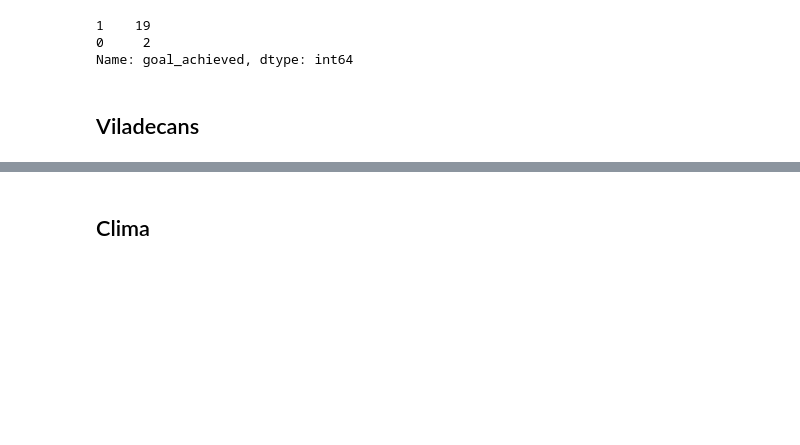
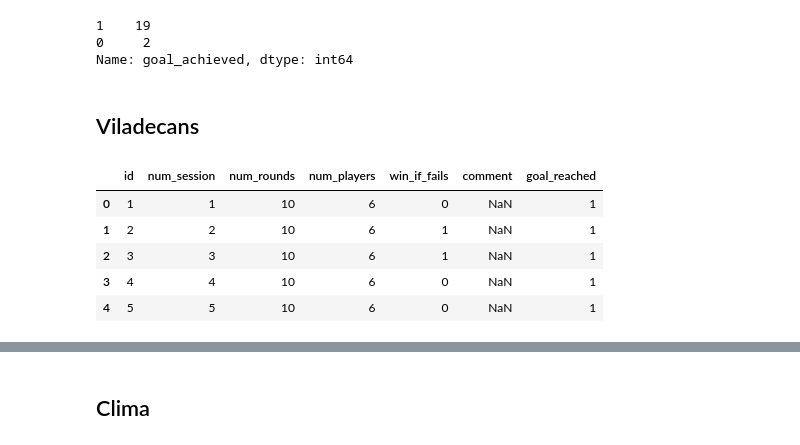
Before and after one commit to menektoni/TfG, a Jupyter notebook: Data_Analysis.ipynb, the cells around one changed output, grey strips where cells are left out. Saved outputs shown, nothing was run; the diff lists cells and outputs as text; code cells hidden in the pictures; blank space fills up the shorter version.

```diff
--- a/Data_Analysis.ipynb
+++ b/Data_Analysis.ipynb
@@ -50,0 +57,9 @@ Name: goal_achieved, dtype: int64
+# %%
+partida.head()
+# %% [output]
+|  | id | num_session | num_rounds | num_players | win_if_fails | comment | goal_reached |
+| 0 | 1 | 1 | 10 | 6 | 0 | NaN | 1 |
+| 1 | 2 | 2 | 10 | 6 | 1 | NaN | 1 |
+| 2 | 3 | 3 | 10 | 6 | 1 | NaN | 1 |
+| 3 | 4 | 4 | 10 | 6 | 0 | NaN | 1 |
+| 4 | 5 | 5 | 10 | 6 | 0 | NaN | 1 |
```
Also changed, not shown: parts of 9 cells of this notebook.
